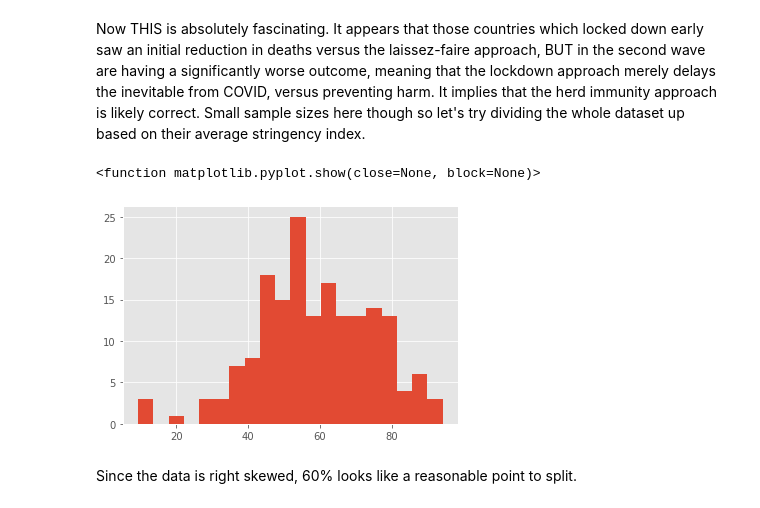
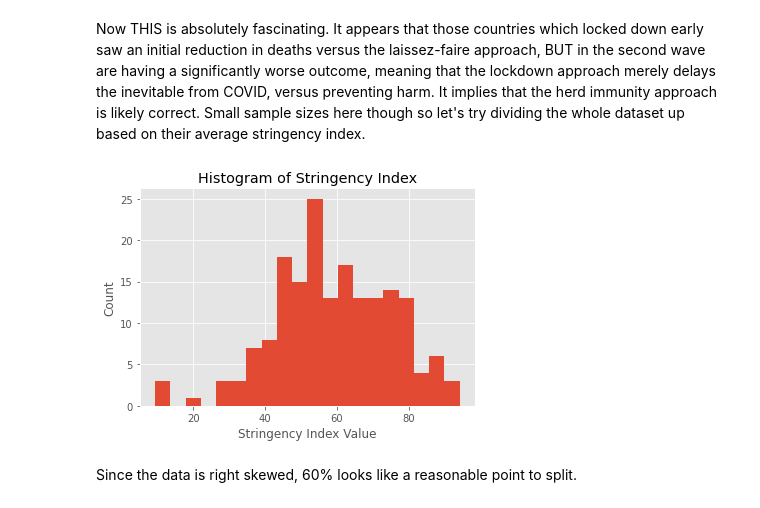
Before and after one commit to londonjevans/Springboard, a Jupyter notebook: COVID.ipynb, the cells around one changed output. Drawn from its saved outputs; the diff is of its cells as text; code cells hidden in the pictures.

```diff
--- a/COVID.ipynb
+++ b/COVID.ipynb
@@ -445,6 +431,3 @@ plt.show()
 [figure]
 # %% [markdown]
 If anything, this is invalidating the initial theory further, but bolstering the case for lockdowns being in reaction to a problem with deaths. Perhaps we should look at whether lockdown affected the rate of new deaths in all 3 categories.
-# %%
-df = df.drop('early_lockdown', axis=1)
-df
@@ -523,10 +507,12 @@ plt.show()
 Now THIS is absolutely fascinating. It appears that those countries which locked down early saw an initial reduction in deaths versus the laissez-faire approach, BUT in the second wave are having a significantly worse outcome, meaning that the lockdown approach merely delays the inevitable from COVID, versus preventing harm. It implies that the herd immunity approach is likely correct. Small sample sizes here though so let's try dividing the whole dataset up based on their average stringency index.
 # %%
 df.groupby('iso_code').stringency_index.mean().hist(bins=20)
-plt.show
+plt.title('Histogram of Stringency Index')
+plt.xlabel('Stringency Index Value')
+plt.ylabel('Count')
+plt.show()
 # %% [output]
-<function matplotlib.pyplot.show(close=None, block=None)>
-[figure, old version]
+[figure, new version]
 # %% [markdown]
 Since the data is right skewed, 60% looks like a reasonable point to split.
 # %%
```
Also changed, not shown: parts of 26 cells of this notebook.
